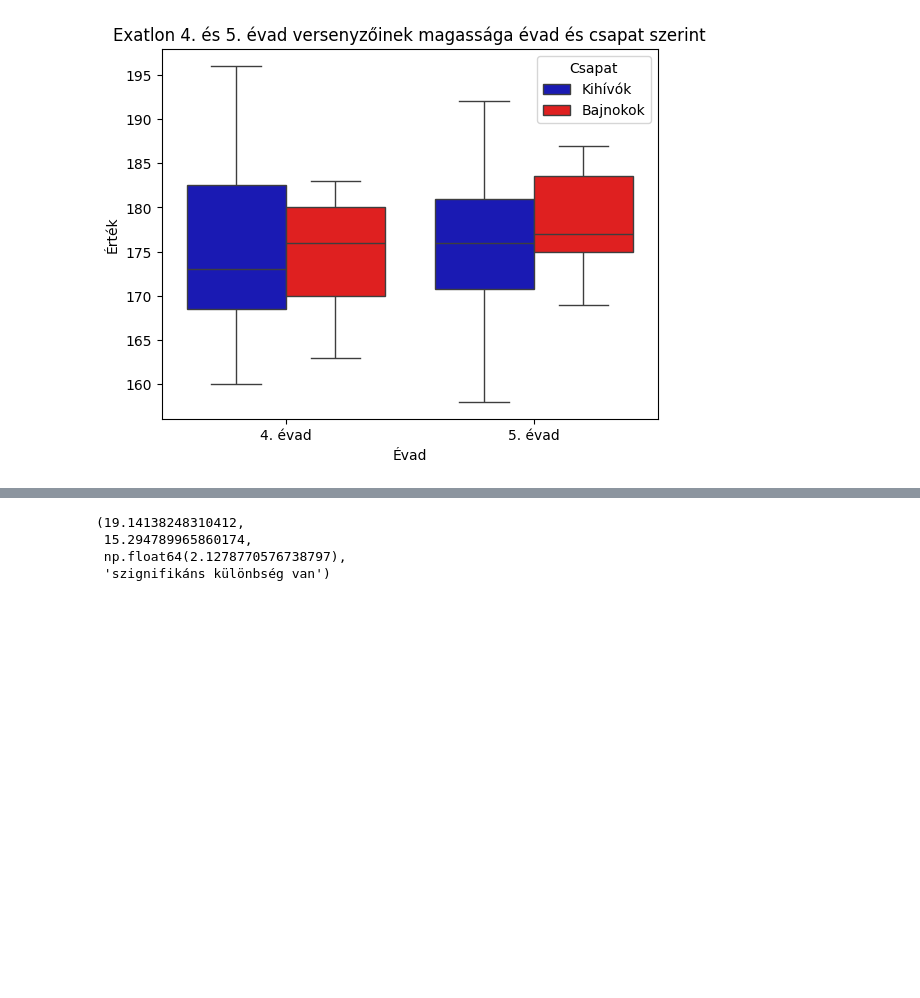
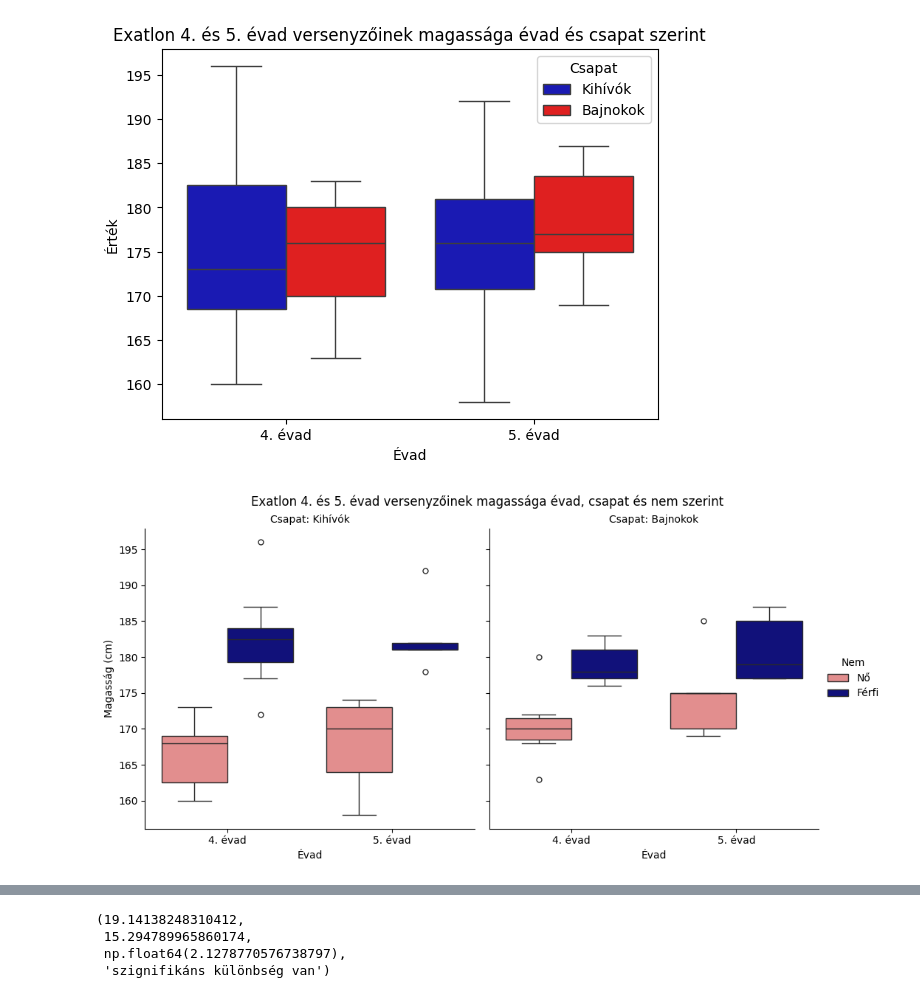
Before and after one commit to virag44/Magassag-elemzes-A.Tina-N.Julia-F.Virag, a Jupyter notebook: Project.ipynb, the cells around one changed output, grey strips where cells are left out. Cells and saved outputs as stored; diff of their text form; code cells hidden in the pictures; blank space fills up the shorter version.

```diff
--- a/Project.ipynb
+++ b/Project.ipynb
@@ -19,7 +20,7 @@ expected_height(155,185,False)
 # %% [output]
 '163.5cm a várható magasság, ez azt jelenti hogy a gyerek 153.5-173.5 centiméter közötti magas lesz'
 # %%
-heights = pd.read_excel('Exatlonheights.xlsx')
+heights = pd.read_excel('project_sources/Exatlonheights.xlsx')
 sns.boxplot(x='Érték', data=heights, color='mediumvioletred')
 plt.show()
 # %% [output]
@@ -79,6 +127,14 @@ plt.show()
 # %% [output]
 [figure]
 [figure]
+# %%
+g = sns.catplot(x='Évad', y='Érték', hue='Nem', col='Csapat', data=heights, kind='box', palette={'Férfi': 'darkblue', 'Nő': 'lightcoral'})
+g.set_axis_labels("Évad", "Magasság (cm)")
+g.set_titles("Csapat: {col_name}")
+plt.suptitle('Exatlon 4. és 5. évad versenyzőinek magassága évad, csapat és nem szerint', y=1.02)
+plt.show()
+# %% [output]
+[figure, added]
 # %%
 x_labels = []
 y_labels = []
```
Also changed, not shown: parts of 6 cells of this notebook.
